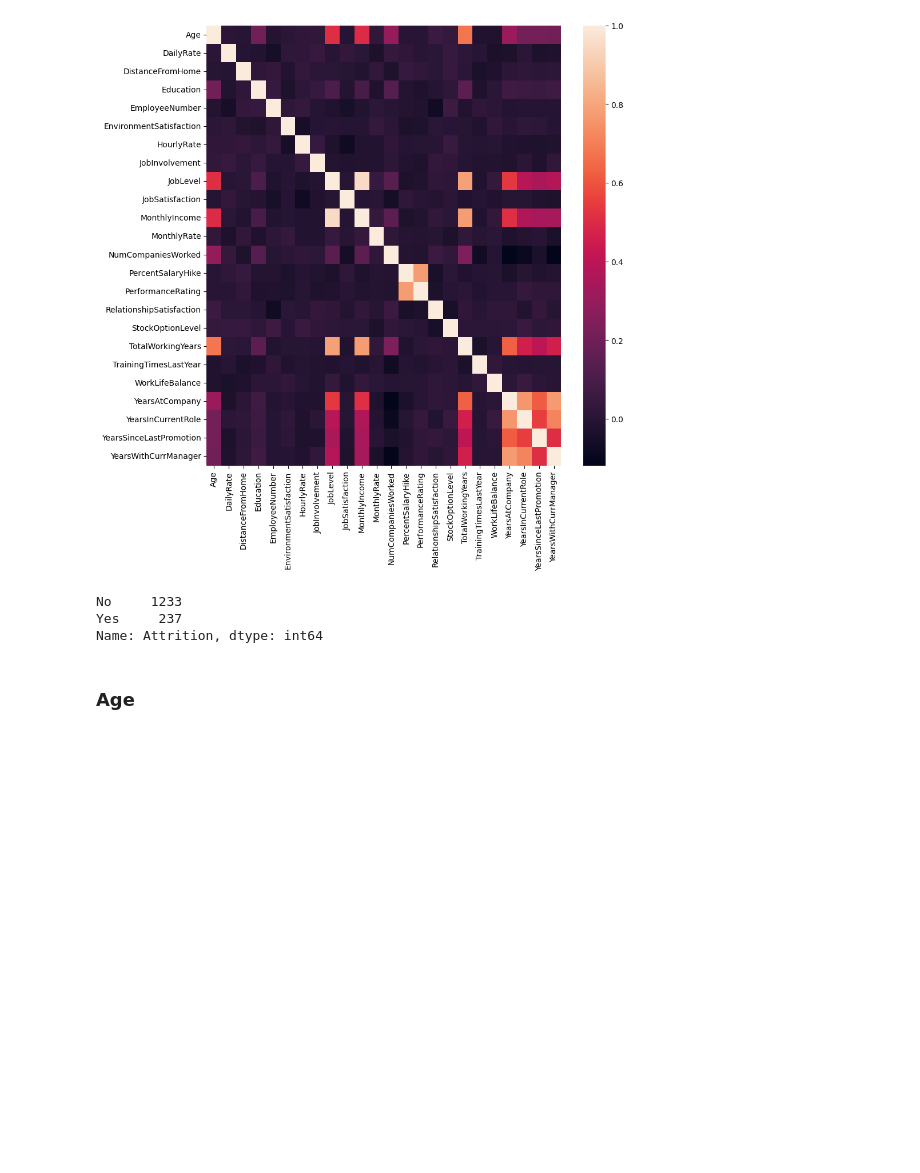
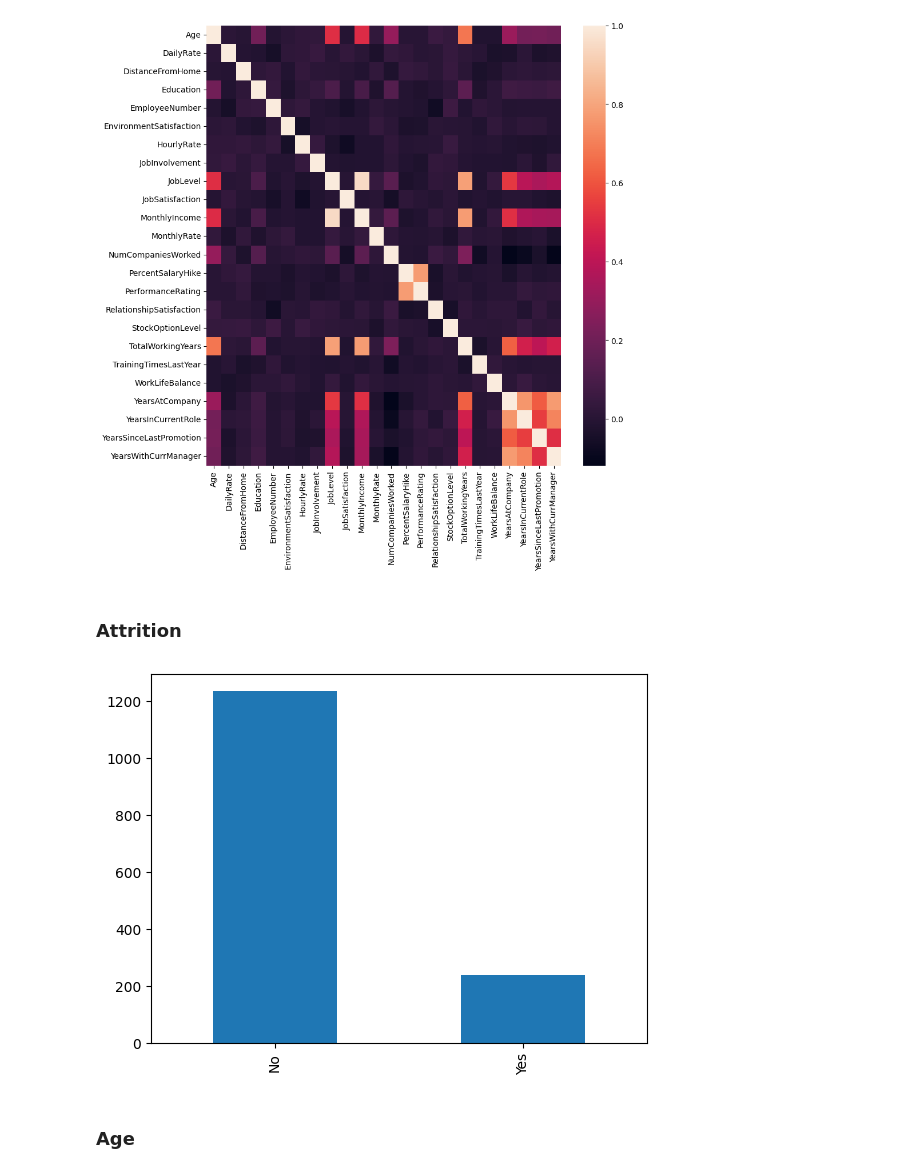
Before and after one commit to ldebele/Employee-Attrition-Prediction, a Jupyter notebook: notebooks/EDA.ipynb, the cells around one changed output. Drawn from its saved outputs; the diff is of its cells as text; code cells hidden in the pictures; blank space fills up the shorter version.

```diff
--- a/notebooks/EDA.ipynb
+++ b/notebooks/EDA.ipynb
@@ -93,3 +97,8 @@ YearsInCurrentRole            19
 YearsSinceLastPromotion       16
 YearsWithCurrManager          18
 dtype: int64
+# %%
+# Low-cardinality categorical features
+low_cardinality = (df.nunique() == 1)
+droped_column = low_cardinality[low_cardinality].index.to_list()
+droped_column
@@ -96,7 +107,6 @@ dtype: int64
 # %%
 # remove low cardinality categorical features
-low_card = (df.nunique() == 1)
-df.drop(columns=low_card[low_card].index.to_list(), inplace=True)
+df.drop(columns=droped_column, inplace=True)
 # %%
 # multicollinearity
 fig, ax = plt.subplots(figsize=(10,10))
@@ -104,12 +114,12 @@ corr = df.select_dtypes("int64").corr()
 sns.heatmap(corr, annot=False, ax=ax);
 # %% [output]
 [figure]
+# %% [markdown]
+### Attrition
 # %%
-df["Attrition"].value_counts()
+df["Attrition"].value_counts().plot(kind="bar");
 # %% [output]
-No     1233
-Yes     237
-Name: Attrition, dtype: int64
+[figure, added]
 # %% [markdown]
 ### Age
 # %%
```
Also changed, not shown: parts of 19 cells of this notebook, 7 other files.
